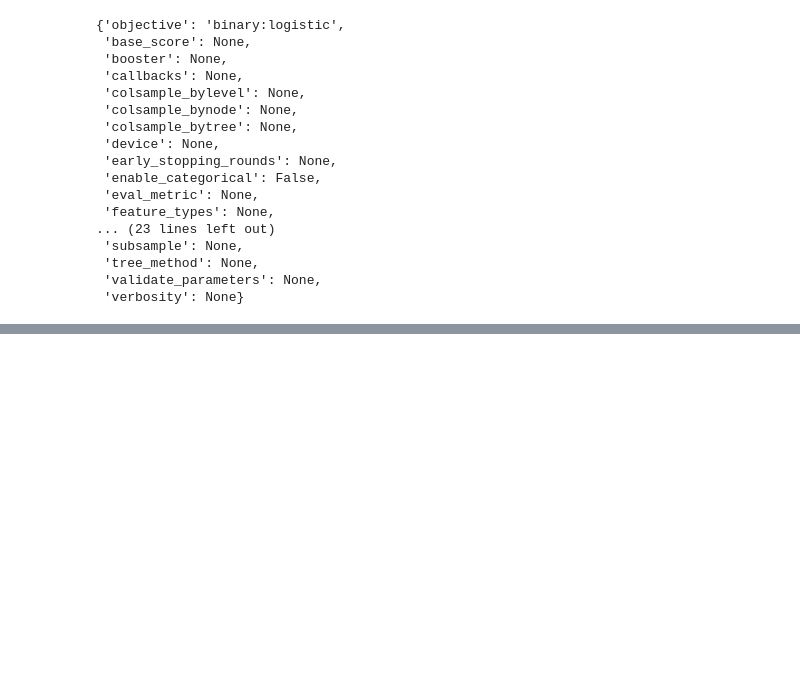
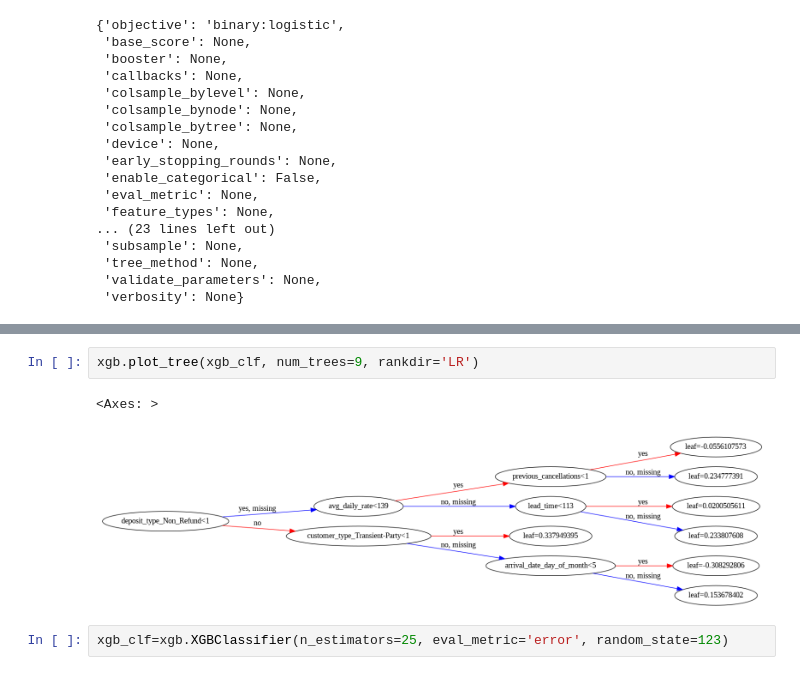
Before and after one commit to johnkal4/BA-CUSTOMER-CHURN-1, a Jupyter notebook: Untitled3.ipynb, the cells around one changed output, grey strips where cells are left out. Saved outputs shown, nothing was run; the diff lists cells and outputs as text; blank space fills up the shorter version.

```diff
--- a/Untitled3.ipynb
+++ b/Untitled3.ipynb
@@ -82,0 +186,7 @@ xgb_clf.get_params()
+# %%
+xgb.plot_tree(xgb_clf, num_trees=9, rankdir='LR')
+# %% [output]
+<Axes: >
+[figure, added]
+# %%
+xgb_clf=xgb.XGBClassifier(n_estimators=25, eval_metric='error', random_state=123)
```
Also changed, not shown: parts of 38 cells of this notebook.
